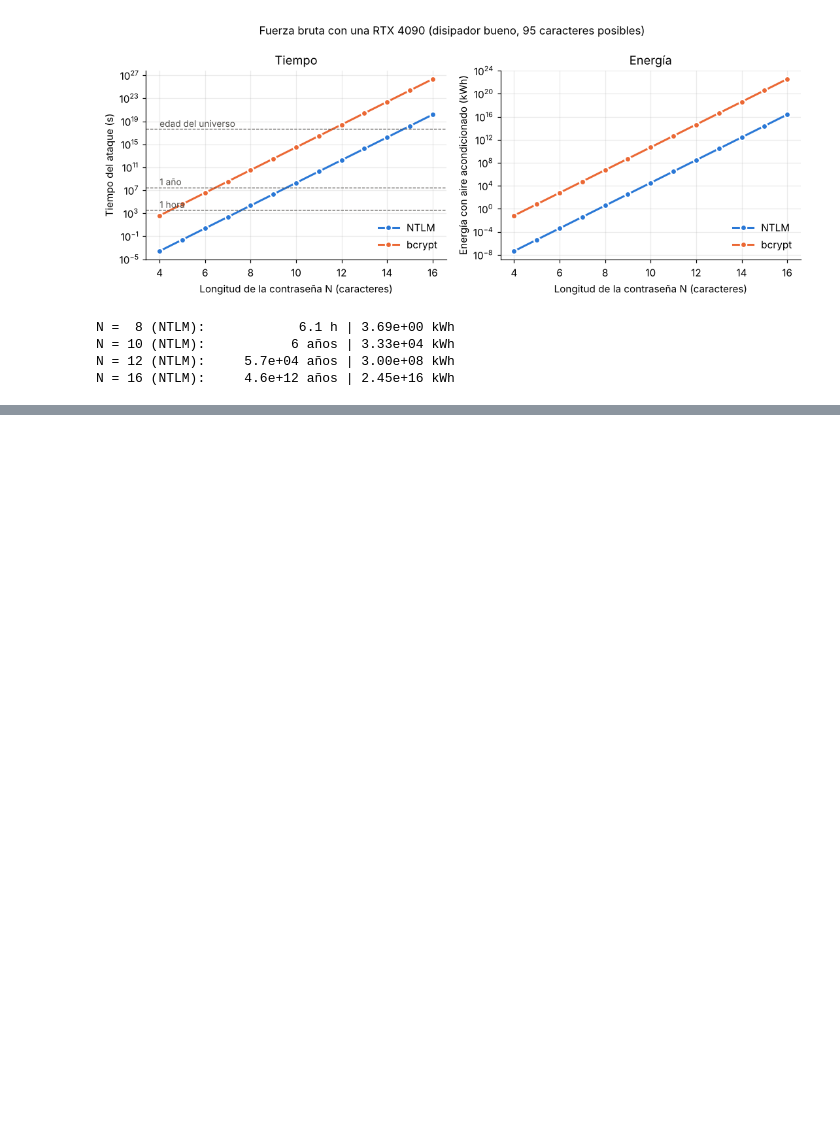
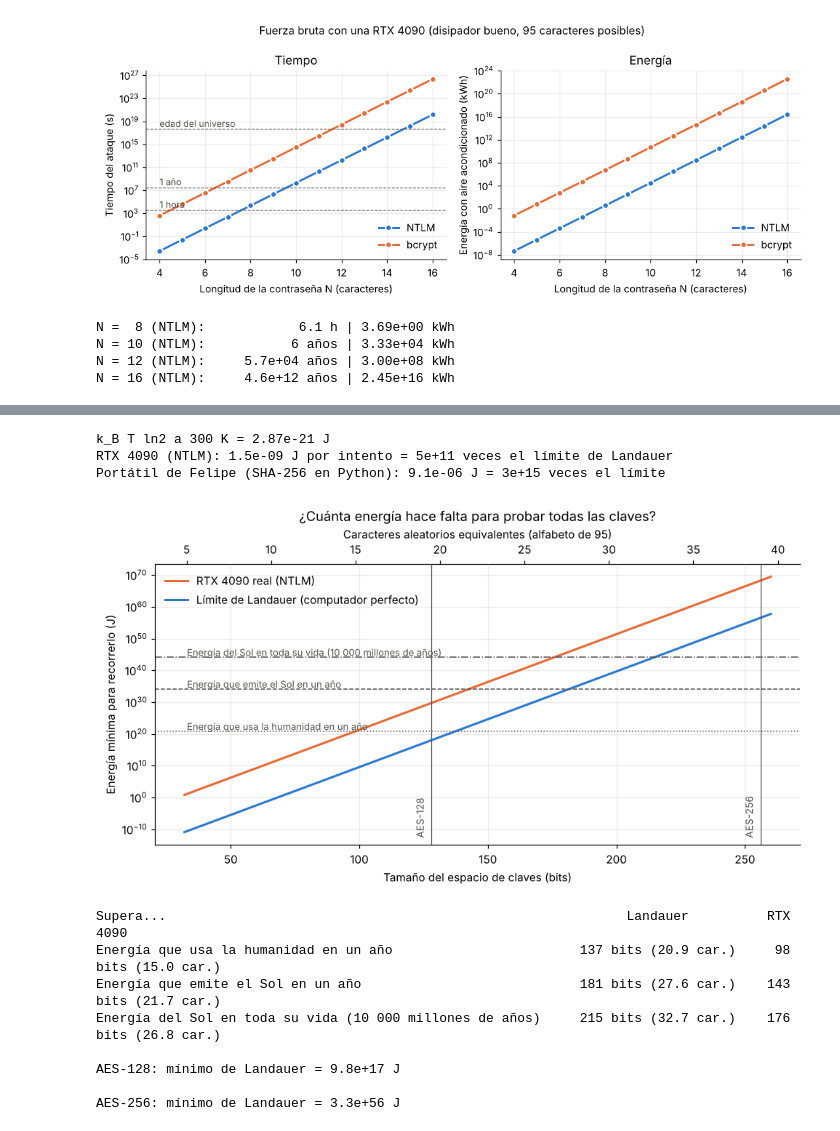
Before and after one commit to Byrojito/Proyecto_f-sicaA, a Jupyter notebook: proyecto.ipynb, the cells around one changed output, grey strips where cells are left out. Cells and saved outputs as stored; diff of their text form; code cells hidden in the pictures; blank space fills up the shorter version.

```diff
--- a/proyecto.ipynb
+++ b/proyecto.ipynb
@@ -1068,0 +1156,58 @@ En la sección 12 veremos si, más allá de la tecnología, la termodinámica po
+# %%
+K_B = 1.380649e-23       # J/K
+T_L = 300.0              # K, temperatura ambiente
+E_BIT = K_B * T_L * np.log(2)
+E_GPU = P_MAX / VEL_HASH["NTLM"]                  # J por intento de la RTX 4090
+E_PORTATIL = resultados["silencio"]["E_hash"]     # J por intento medido en el portátil de Felipe
+L_SOL = 3.828e26         # W, luminosidad del Sol
+BITS_POR_CARACTER = np.log2(ALFABETO)
+
+REFERENCIAS = {
+    "Energía que usa la humanidad en un año": 6.0e20,       # > 600 EJ en 2025 (Energy Institute)
+    "Energía que emite el Sol en un año": L_SOL * AÑO,
+    "Energía del Sol en toda su vida (10 000 millones de años)": L_SOL * 1e10 * AÑO,
+}
+
+print(f"k_B T ln2 a {T_L:.0f} K = {E_BIT:.2e} J")
+print(f"RTX 4090 (NTLM): {E_GPU:.1e} J por intento = {E_GPU / E_BIT:.0e} veces el límite de Landauer")
+print(f"Portátil de Felipe (SHA-256 en Python): {E_PORTATIL:.1e} J = {E_PORTATIL / E_BIT:.0e} veces el límite\n")
+
+bits = np.arange(32, 261)
+fig, ax = plt.subplots(figsize=(9, 5))
+ax.semilogy(bits, 2.0**bits * E_GPU, color=NARANJA, label="RTX 4090 real (NTLM)")
+ax.semilogy(bits, 2.0**bits * E_BIT, color=AZUL, label="Límite de Landauer (computador perfecto)")
+for (texto, E), estilo in zip(REFERENCIAS.items(), [":", "--", "-."]):
+    ax.axhline(E, color=GRIS, lw=1, ls=estilo)
+    ax.text(33, E * 3, texto, color=GRIS, fontsize=8.5)
+for n, etiqueta in [(128, "AES-128"), (256, "AES-256")]:
+    ax.axvline(n, color=GRIS, lw=0.8)
+    ax.text(n - 2, 1e-12, etiqueta, color=GRIS, fontsize=9, rotation=90, ha="right")
+ax_sup = ax.secondary_xaxis("top", functions=(lambda b: b / BITS_POR_CARACTER, lambda N: N * BITS_POR_CARACTER))
+ax_sup.set_xlabel("Caracteres aleatorios equivalentes (alfabeto de 95)")
+ax.set_xlabel("Tamaño del espacio de claves (bits)")
+ax.set_ylabel("Energía mínima para recorrerlo (J)")
+ax.set_title("¿Cuánta energía hace falta para probar todas las claves?")
+ax.legend(loc="upper left")
+fig.tight_layout()
+fig.savefig("figuras/landauer.png", dpi=200)
+plt.show()
+
+print(f"{'Supera...':58s}{'Landauer':>18s}{'RTX 4090':>18s}")
+for texto, E in REFERENCIAS.items():
+    n_L, n_G = np.log2(E / E_BIT), np.log2(E / E_GPU)
+    print(f"{texto:58s}{n_L:7.0f} bits ({n_L / BITS_POR_CARACTER:4.1f} car.){n_G:7.0f} bits ({n_G / BITS_POR_CARACTER:4.1f} car.)")
+for n in [128, 256]:
+    print(f"\nAES-{n}: mínimo de Landauer = {2.0**n * E_BIT:.1e} J")
+# %% [output]
+k_B T ln2 a 300 K = 2.87e-21 J
+RTX 4090 (NTLM): 1.5e-09 J por intento = 5e+11 veces el límite de Landauer
+Portátil de Felipe (SHA-256 en Python): 9.1e-06 J = 3e+15 veces el límite
+[figure, added]
+Supera...                                                           Landauer          RTX 4090
+Energía que usa la humanidad en un año                        137 bits (20.9 car.)     98 bits (15.0 car.)
+Energía que emite el Sol en un año                            181 bits (27.6 car.)    143 bits (21.7 car.)
+Energía del Sol en toda su vida (10 000 millones de años)     215 bits (32.7 car.)    176 bits (26.8 car.)
+
+AES-128: mínimo de Landauer = 9.8e+17 J
+
+AES-256: mínimo de Landauer = 3.3e+56 J
```
Also changed, not shown: parts of 17 cells of this notebook, 3 other files.
